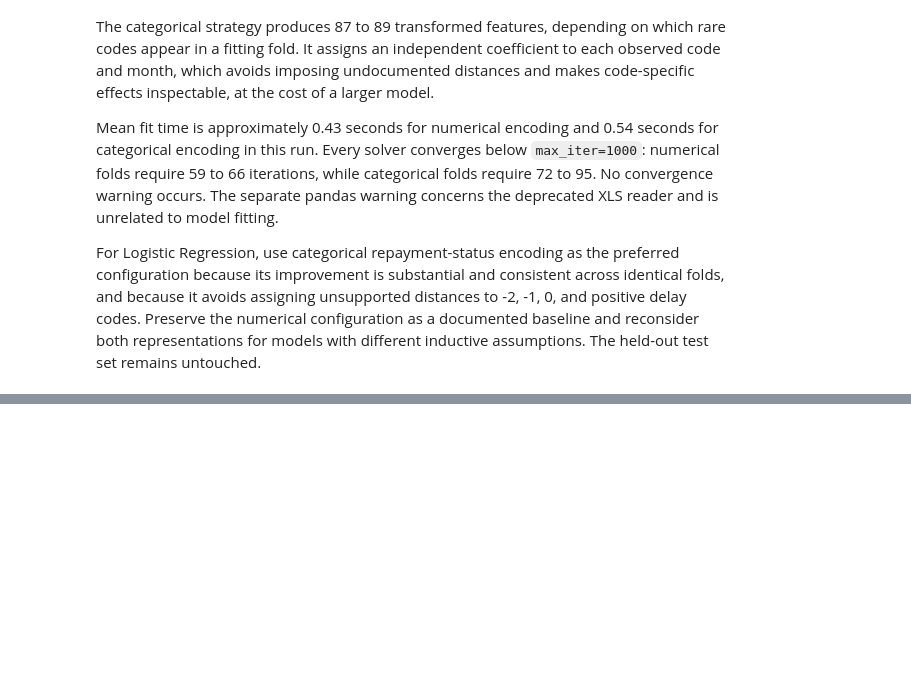
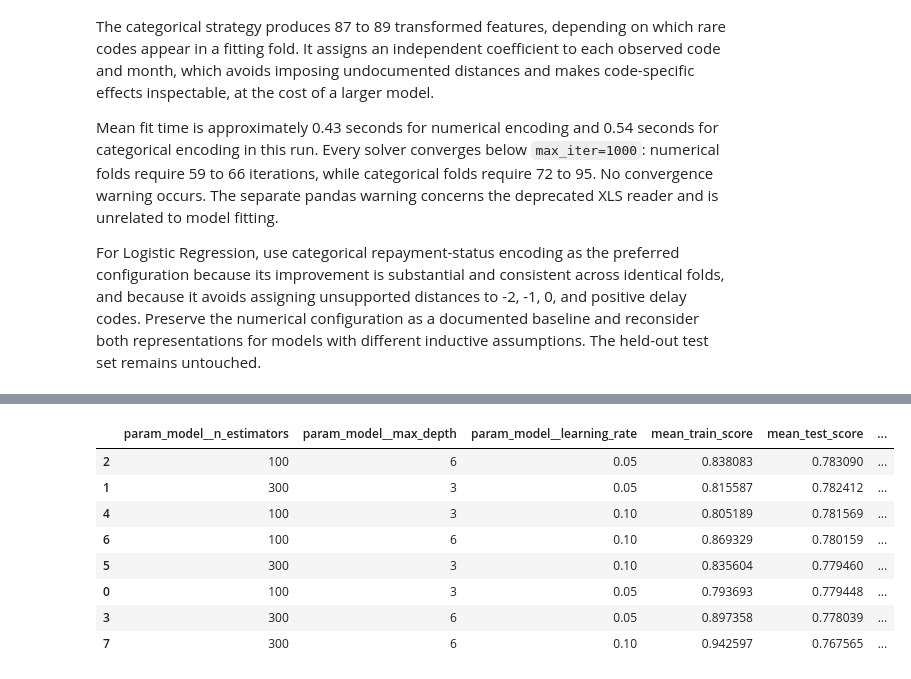
Before and after one commit to claudcelle/credit_default_prediction, a Jupyter notebook: notebooks/training.ipynb, the cells around one changed output, grey strips where cells are left out. Saved outputs shown, nothing was run; the diff lists cells and outputs as text; code cells hidden in the pictures; blank space fills up the shorter version.

Commit message:
RF+ xgboost (CValidate)

```diff
--- a/notebooks/training.ipynb
+++ b/notebooks/training.ipynb
@@ -723,0 +921,75 @@ For Logistic Regression, use categorical repayment-status encoding as the prefer
+# %%
+from xgboost import XGBClassifier
+
+# Reuse the forest's unfitted preprocessing configuration:
+# education grouping, OHE for nominal categories, and unscaled
+# numerical inputs including the original repayment-status codes.
+xgb_pipeline = clone(rf_pipeline)
+xgb_pipeline.set_params(
+    model=XGBClassifier(
+        objective="binary:logistic",
+        eval_metric="auc",
+        tree_method="hist",
+        min_child_weight=5,
+        subsample=0.8,
+        colsample_bytree=0.8,
+        random_state=RANDOM_STATE,
+        n_jobs=2,
+    ),
+)
+
+# Boosting adds trees sequentially. learning_rate controls each tree's
+# contribution, n_estimators sets the number of boosting rounds,
+# and max_depth limits individual tree complexity.
+xgb_param_grid = {
+    "model__n_estimators": [100, 300],
+    "model__max_depth": [3, 6],
+    "model__learning_rate": [0.05, 0.1],
+}
+
+xgb_search = GridSearchCV(
+    estimator=xgb_pipeline,
+    param_grid=xgb_param_grid,
+    scoring="roc_auc",
+    cv=cv_splits,
+    return_train_score=True,
+    refit=True,
+    error_score="raise",
+    n_jobs=1,
+    verbose=1,
+)
+
+# Use development data only. No eval_set or early stopping is used:
+# each candidate runs its declared number of boosting rounds.
+xgb_search.fit(X_full_train, y_full_train)
+
+xgb_tuning_results = pd.DataFrame(xgb_search.cv_results_)
+display(xgb_tuning_results[[
+    "param_model__n_estimators",
+    "param_model__max_depth",
+    "param_model__learning_rate",
+    "mean_train_score",
+    "mean_test_score",
+    "std_test_score",
+    "rank_test_score",
+    "mean_fit_time",
+]].sort_values("rank_test_score"))
+
+best_xgb_pipeline = xgb_search.best_estimator_
+xgb_best_index = xgb_search.best_index_
+xgb_fold_scores = np.array([
+    xgb_search.cv_results_[f"split{fold}_test_score"][xgb_best_index]
+    for fold in range(len(cv_splits))
+])
+
+print("Best parameters:", xgb_search.best_params_)
+print("Mean CV ROC-AUC:", xgb_search.best_score_)
+print("CV sample standard deviation (ddof=1):", xgb_fold_scores.std(ddof=1))
+print("Mean training ROC-AUC:",
+      xgb_search.cv_results_["mean_train_score"][xgb_best_index])
+print("Fold ROC-AUC:", xgb_fold_scores)
+print("Difference from tuned Random Forest:",
+      xgb_search.best_score_ - rf_search.best_score_)
+print("Difference from tuned Logistic Regression:",
+      xgb_search.best_score_ - logreg_search.best_score_)
+# %% [output]
@@ -723,0 +997,9 @@ For Logistic Regression, use categorical repayment-status encoding as the prefer
+|  | param_model__n_estimators | param_model__max_depth | param_model__learning_rate | mean_train_score | mean_test_score | ... |
+| 2 | 100 | 6 | 0.05 | 0.838083 | 0.783090 | ... |
+| 1 | 300 | 3 | 0.05 | 0.815587 | 0.782412 | ... |
+| 4 | 100 | 3 | 0.10 | 0.805189 | 0.781569 | ... |
+| 6 | 100 | 6 | 0.10 | 0.869329 | 0.780159 | ... |
+| 5 | 300 | 3 | 0.10 | 0.835604 | 0.779460 | ... |
+| 0 | 100 | 3 | 0.05 | 0.793693 | 0.779448 | ... |
+| 3 | 300 | 6 | 0.05 | 0.897358 | 0.778039 | ... |
+| 7 | 300 | 6 | 0.10 | 0.942597 | 0.767565 | ... |
```
Also changed, not shown: parts of 13 cells of this notebook.
